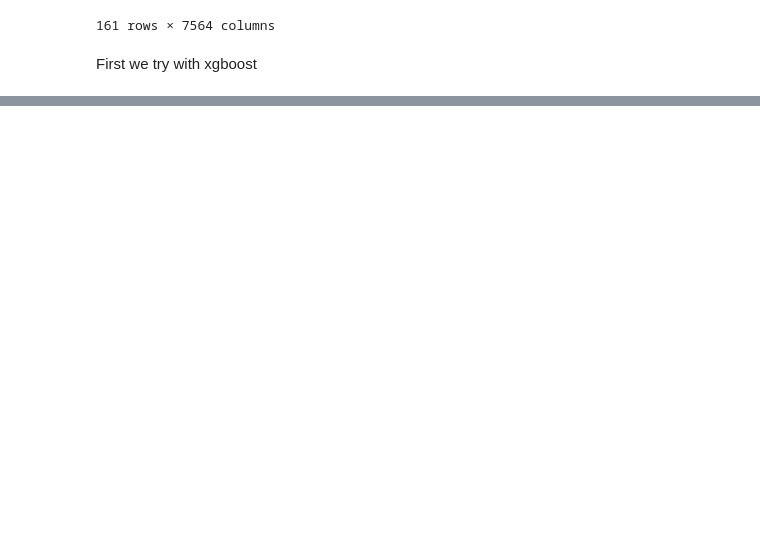
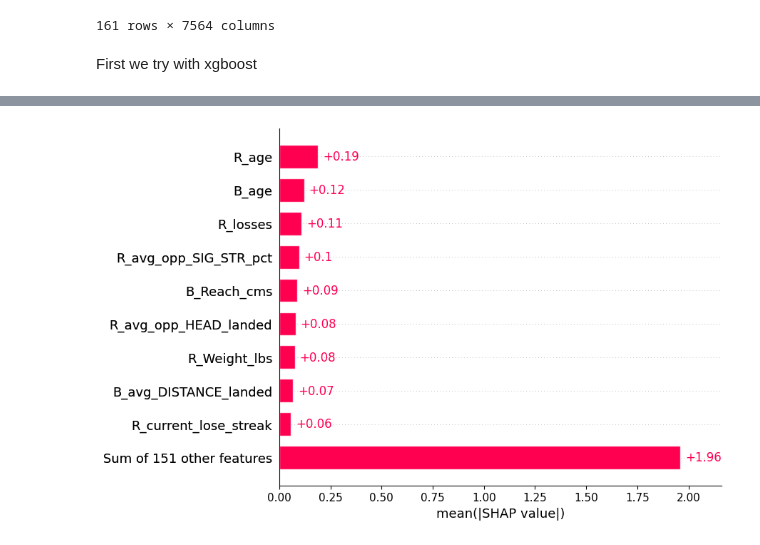
Before and after one commit to 99kishan/DS-UoN-Sports-ML-bhamidipati, a Jupyter notebook: SHAP_values.ipynb, the cells around one changed output, grey strips where cells are left out. Cells and saved outputs as stored; diff of their text form; code cells hidden in the pictures; blank space fills up the shorter version.

```diff
--- a/SHAP_values.ipynb
+++ b/SHAP_values.ipynb
@@ -101,0 +118,4 @@ shap.summary_plot(shap_values_xgb, X_test, max_display=X_test.shape[1])
+# %%
+shap.plots.bar(shap_values_xgb)
+# %% [output]
+[figure, added]
```
Also changed, not shown: parts of 11 cells of this notebook, 2 other files.
